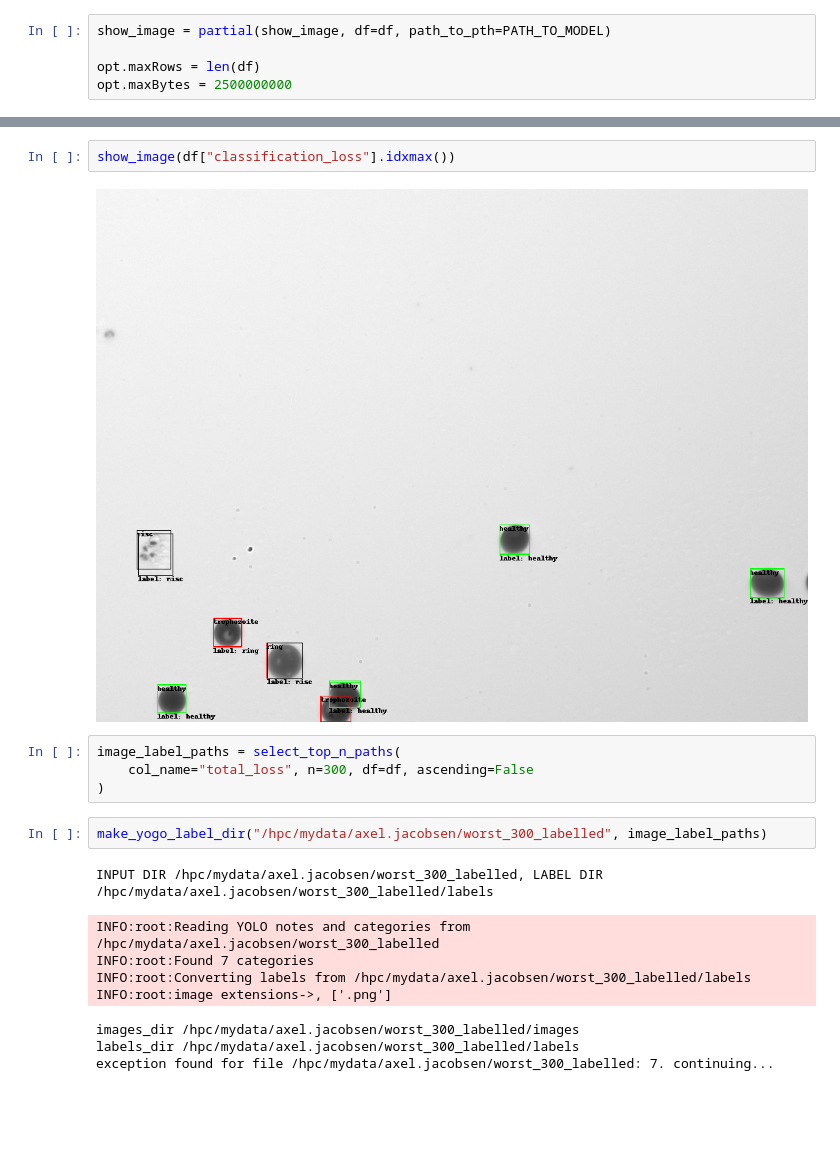
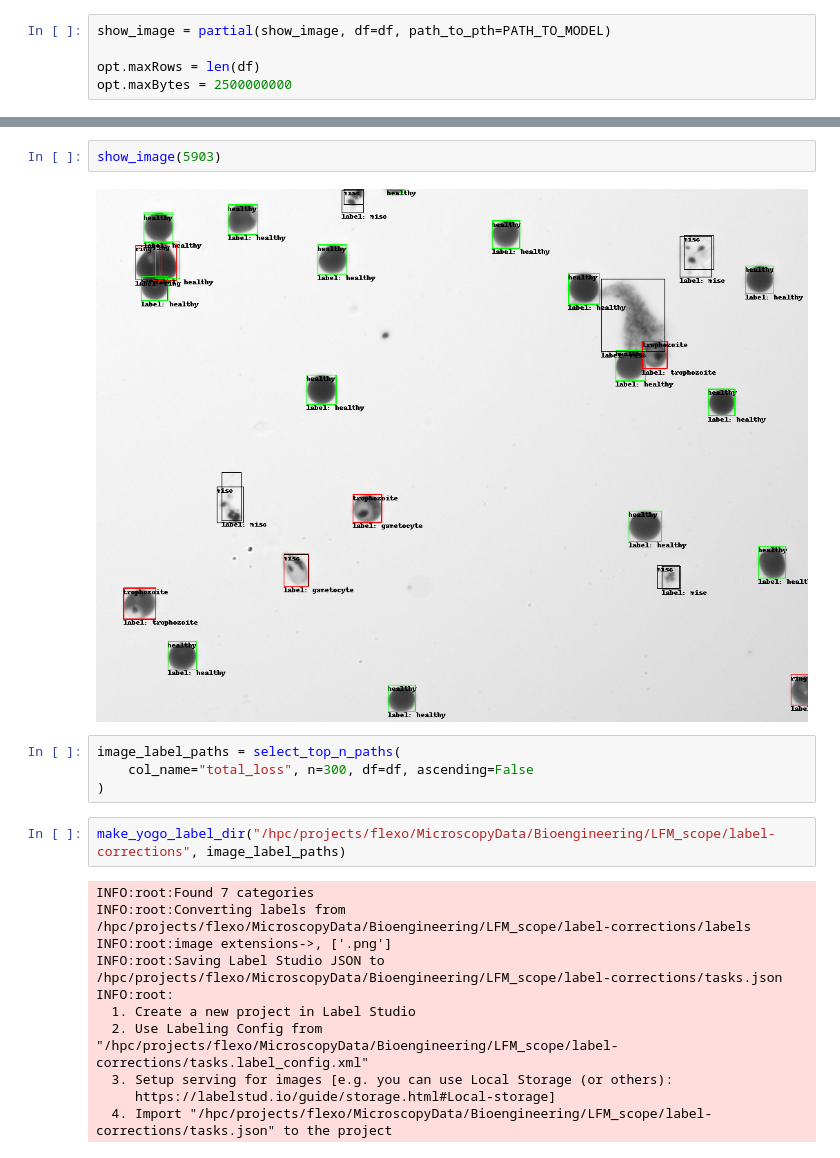
Before and after one commit to czbiohub-sf/lfm-data-utilities, a Jupyter notebook: lfm_data_utilities/model_evaluations/yogo/loss-ranking.ipynb, the cells around one changed output, grey strips where cells are left out. Cells and saved outputs as stored; diff of their text form; blank space fills up the shorter version.

```diff
--- a/lfm_data_utilities/model_evaluations/yogo/loss-ranking.ipynb
+++ b/lfm_data_utilities/model_evaluations/yogo/loss-ranking.ipynb
@@ -59,21 +59,23 @@ show(df)
 # %% [output]
 [interactive output not drawn]
 # %%
-show_image(df["classification_loss"].idxmax())
+show_image(5903)
 # %% [output]
-[figure, old version]
+[figure, new version]
 # %%
 image_label_paths = select_top_n_paths(
     col_name="total_loss", n=300, df=df, ascending=False
 )
 # %%
-make_yogo_label_dir("/hpc/mydata/axel.jacobsen/worst_300_labelled", image_label_paths)
+make_yogo_label_dir("/hpc/projects/flexo/MicroscopyData/Bioengineering/LFM_scope/label-corrections", image_label_paths)
 # %% [output]
-INPUT DIR /hpc/mydata/axel.jacobsen/worst_300_labelled, LABEL DIR /hpc/mydata/axel.jacobsen/worst_300_labelled/labels
+INFO:root:Found 7 categories
+INFO:root:Converting labels from /hpc/projects/flexo/MicroscopyData/Bioengineering/LFM_scope/label-corrections/labels
+INFO:root:image extensions->, ['.png']
+INFO:root:Saving Label Studio JSON to /hpc/projects/flexo/MicroscopyData/Bioengineering/LFM_scope/label-corrections/tasks.json
+INFO:root:
+  1. Create a new project in Label Studio
+  2. Use Labeling Config from "/hpc/projects/flexo/MicroscopyData/Bioengineering/LFM_scope/label-corrections/tasks.label_config.xml"
+  3. Setup serving for images [e.g. you can use Local Storage (or others):
+     https://labelstud.io/guide/storage.html#Local-storage]
+  4. Import "/hpc/projects/flexo/MicroscopyData/Bioengineering/LFM_scope/label-corrections/tasks.json" to the project
-INFO:root:Reading YOLO notes and categories from /hpc/mydata/axel.jacobsen/worst_300_labelled
-INFO:root:Found 7 categories
-INFO:root:Converting labels from /hpc/mydata/axel.jacobsen/worst_300_labelled/labels
-INFO:root:image extensions->, ['.png']
-images_dir /hpc/mydata/axel.jacobsen/worst_300_labelled/images
-labels_dir /hpc/mydata/axel.jacobsen/worst_300_labelled/labels
-exception found for file /hpc/mydata/axel.jacobsen/worst_300_labelled: 7. continuing...
```
Also changed, not shown: parts of 1 cell of this notebook.
